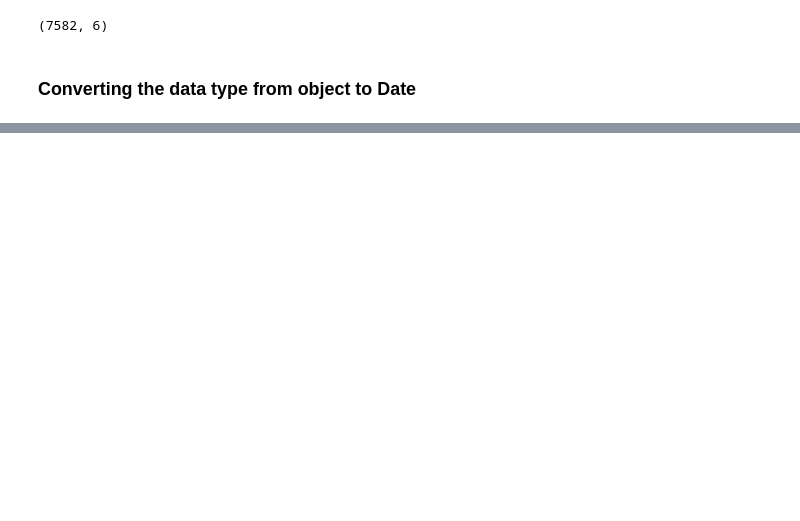
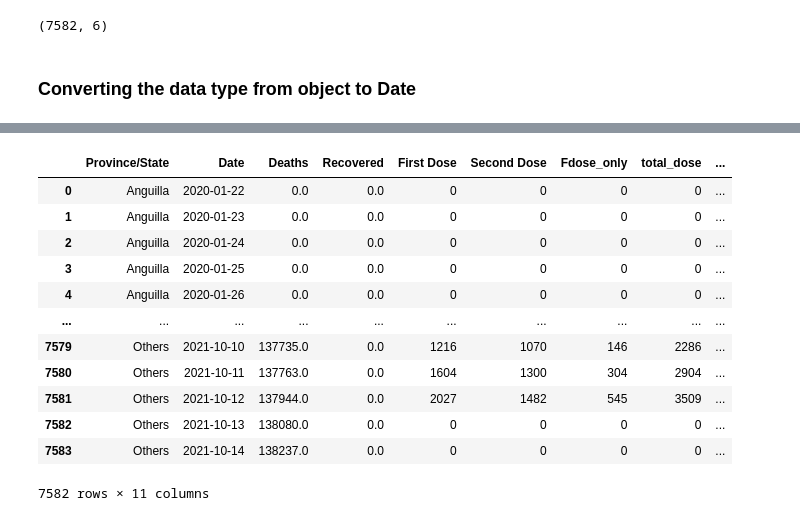
Before and after one commit to shaunanilson/Covid19_Analysis_LSE, a Jupyter notebook: Final Assignment - Uk Covid Cases.ipynb, the cells around one changed output, grey strips where cells are left out. Cells and saved outputs as stored; diff of their text form; code cells hidden in the pictures; blank space fills up the shorter version.

```diff
--- a/Final Assignment - Uk Covid Cases.ipynb
+++ b/Final Assignment - Uk Covid Cases.ipynb
@@ -282,0 +299,21 @@ vac_time
+# %%
+#Importing the matplotlib and seaborn libraries
+import matplotlib.pyplot as plt
+import seaborn as sns
+ukvac['Tdose_only']=((ukvac['Fdose_only']*100)/ukvac['First Dose'])
+
+ukvac
+# %% [output]
+|  | Province/State | Date | Deaths | Recovered | First Dose | Second Dose | Fdose_only | total_dose | ... |
+| 0 | Anguilla | 2020-01-22 | 0.0 | 0.0 | 0 | 0 | 0 | 0 | ... |
+| 1 | Anguilla | 2020-01-23 | 0.0 | 0.0 | 0 | 0 | 0 | 0 | ... |
+| 2 | Anguilla | 2020-01-24 | 0.0 | 0.0 | 0 | 0 | 0 | 0 | ... |
+| 3 | Anguilla | 2020-01-25 | 0.0 | 0.0 | 0 | 0 | 0 | 0 | ... |
+| 4 | Anguilla | 2020-01-26 | 0.0 | 0.0 | 0 | 0 | 0 | 0 | ... |
+| ... | ... | ... | ... | ... | ... | ... | ... | ... | ... |
+| 7579 | Others | 2021-10-10 | 137735.0 | 0.0 | 1216 | 1070 | 146 | 2286 | ... |
+| 7580 | Others | 2021-10-11 | 137763.0 | 0.0 | 1604 | 1300 | 304 | 2904 | ... |
+| 7581 | Others | 2021-10-12 | 137944.0 | 0.0 | 2027 | 1482 | 545 | 3509 | ... |
+| 7582 | Others | 2021-10-13 | 138080.0 | 0.0 | 0 | 0 | 0 | 0 | ... |
+| 7583 | Others | 2021-10-14 | 138237.0 | 0.0 | 0 | 0 | 0 | 0 | ... |
+7582 rows × 11 columns
```
Also changed, not shown: parts of 16 cells of this notebook.
